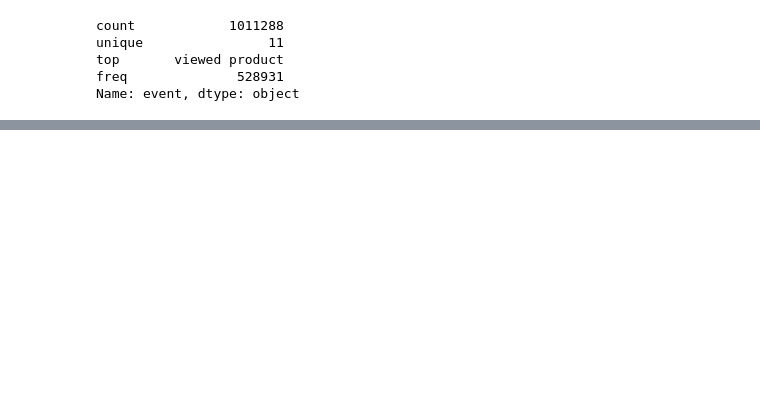
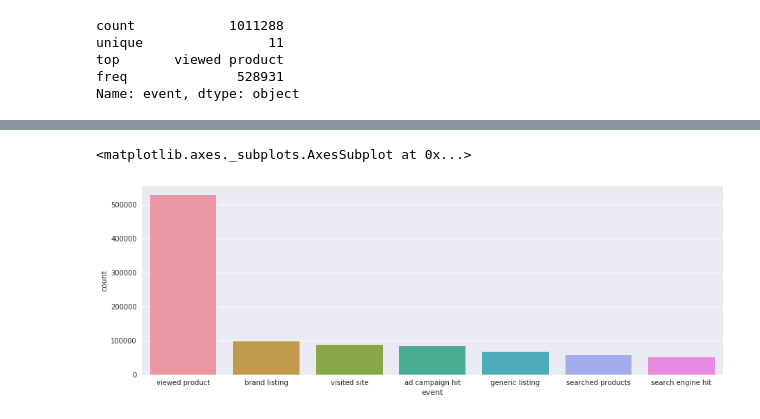
Before and after one commit to FdelMazo/7506-Datos, a Jupyter notebook: TP1/TP1.ipynb, the cells around one changed output, grey strips where cells are left out. Drawn from its saved outputs; the diff is of its cells as text; code cells hidden in the pictures; blank space fills up the shorter version.

Commit message:
Mas EDA sin meterse en atributos especificos

```diff
--- a/TP1/TP1.ipynb
+++ b/TP1/TP1.ipynb
@@ -11,11 +13,14 @@
 # %%
+# Set-Up inicial
+
 import pandas as pd
+import numpy as np
 import matplotlib.pyplot as plt
-import numpy as np
+import seaborn as sns
+
+plt.rcParams['figure.figsize'] = (15,5)
+sns.set(style="darkgrid")
 
 df = pd.read_csv('events.csv', low_memory=False, index_col='timestamp')
-# %%
-plt.style.use('default')
-plt.rcParams['figure.figsize'] = (15,5)
 # %% [markdown]
 ## Información general del dataset
@@ -126,0 +132,17 @@ df.describe()
+# %%
+# Los atributos con pocos valores posibles se pasan a variables categoricas para ahorrar memoria
+df['event'] = df['event'].astype('category')
+df['condition'] = df['condition'].astype('category')
+df['storage'] = df['storage'].astype('category')
+df['search_engine'] = df['search_engine'].astype('category')
+df['channel'] = df['channel'].astype('category')
+df['device_type'] = df['device_type'].astype('category')
+
+# El tiempo es mejor manejarlo como tal
+df.index = pd.to_datetime(df.index)
+
+# Teniendo solamente dos valores posibles para el tipo de usuario, y priorizando los nuevos, se transforma a una variable booleana
+df = df.rename(columns={'new_vs_returning':'new_user'})
+d = {'New':True, 'Returning':False}
+df['new_user'].map(d)
+df['new_user'] = df['new_user'].astype('bool')
@@ -129,4 +175,3 @@ df.describe()
 ## Información interesante de la columna event
 # %%
 event = df['event']
-df.set_index(event)
@@ -191,0 +203,10 @@ with pd.option_context('display.max_colwidth',0):
+# %%
+#data = event.value_counts().head(7)
+#ax = sns.barplot(x=data.index,y=data)
+#ax.set(xlabel='Count',ylabel='Evento')
+
+orden = event.value_counts().head(7).index
+sns.countplot(x='event',data=df,order=orden)
+# %% [output]
+<matplotlib.axes._subplots.AxesSubplot at 0x...>
+[figure, added]
```
Also changed, not shown: parts of 13 cells of this notebook.
